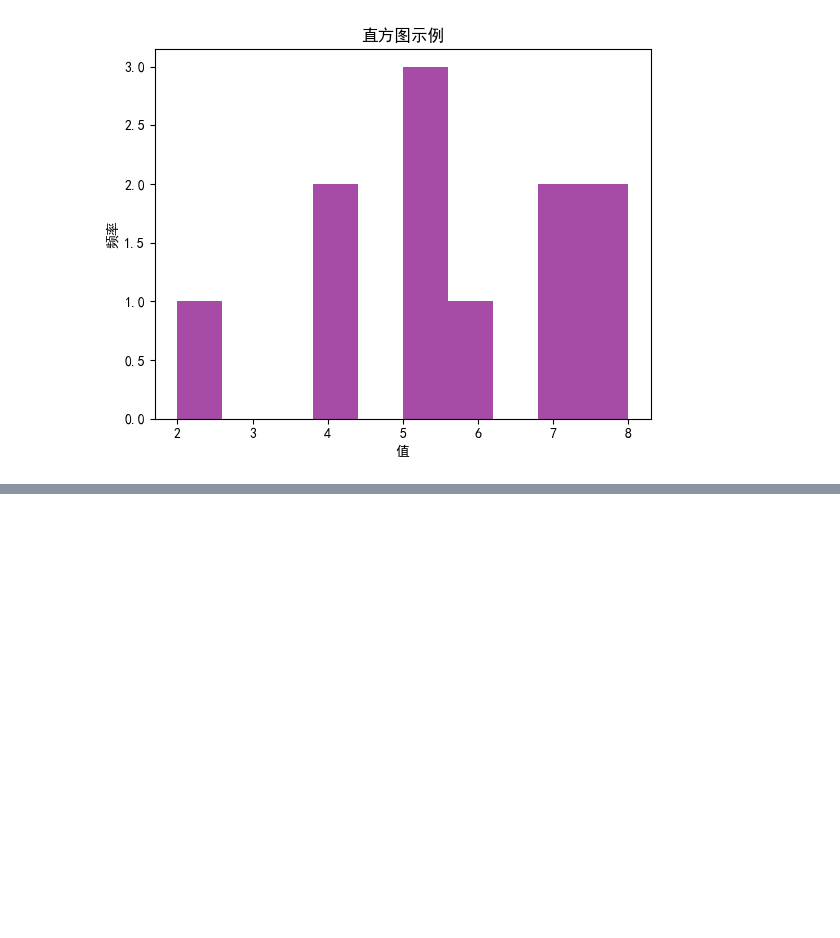
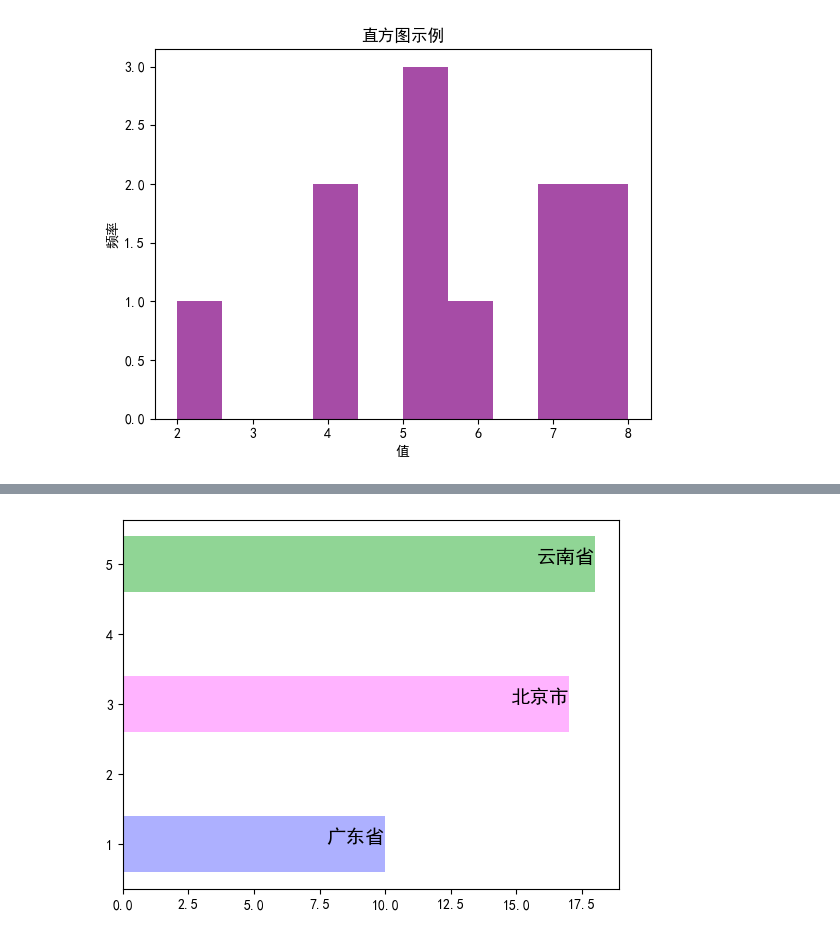
Before and after one commit to daiyipu/yiheng, a Jupyter notebook: plotlib/matplot.ipynb, the cells around one changed output, grey strips where cells are left out. Cells and saved outputs as stored; diff of their text form; code cells hidden in the pictures; blank space fills up the shorter version.

```diff
--- a/plotlib/matplot.ipynb
+++ b/plotlib/matplot.ipynb
@@ -101,0 +165,15 @@ plt.show()
+# %%
+fig, ax = plt.subplots()
+def  graph(num1,num2,num3):
+    ax.barh(1, num1, color='#adb0ff')  # 绘制水平方向的条形图
+    ax.barh(3, num2, color='#ffb3ff')  # 绘制水平方向的条形图
+    ax.barh(5, num3, color='#90d595')  # 绘制水平方向的条形图
+
+    ax.text(num1, 1, "广东省", size=14, weight=600, ha='right', va='bottom')
+    ax.text(num2, 3, "北京市", size=14, weight=600, ha='right', va='bottom')
+    ax.text(num3, 5, "云南省", size=14, weight=600, ha='right', va='bottom')
+    plt.show()
+
+graph(10,17,18)
+# %% [output]
+[figure, added]
```
Also changed, not shown: parts of 14 cells of this notebook, 4 other files.
